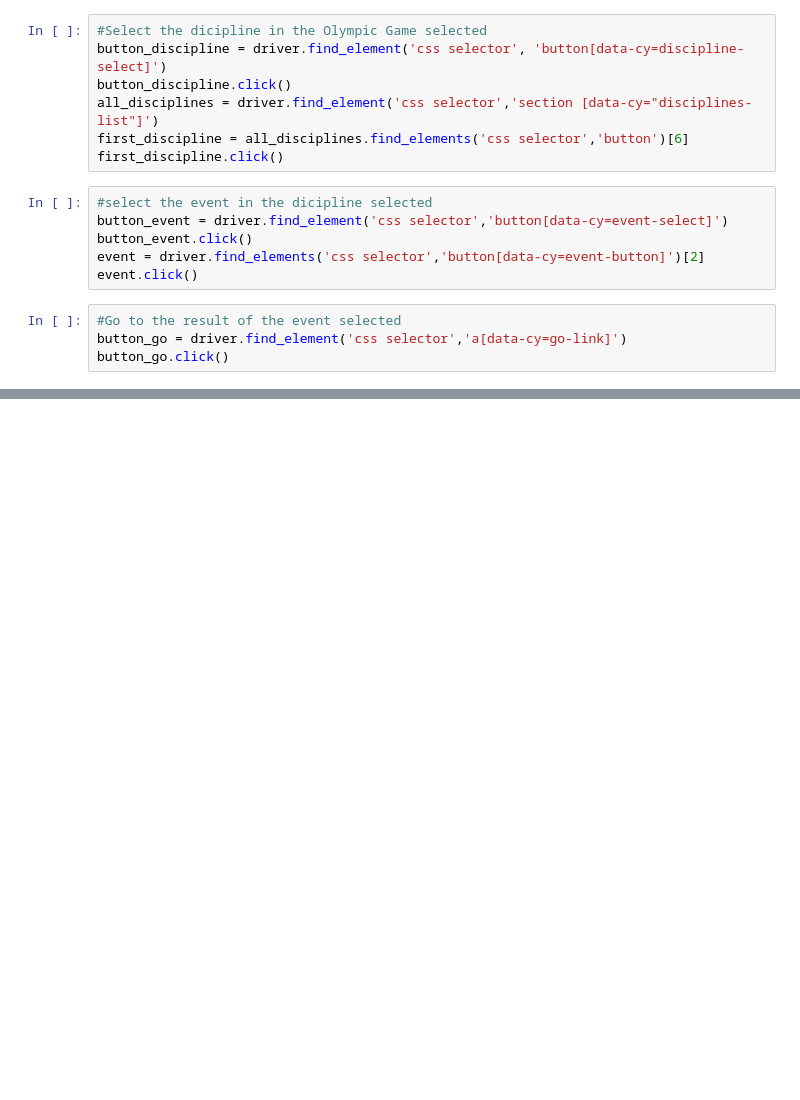
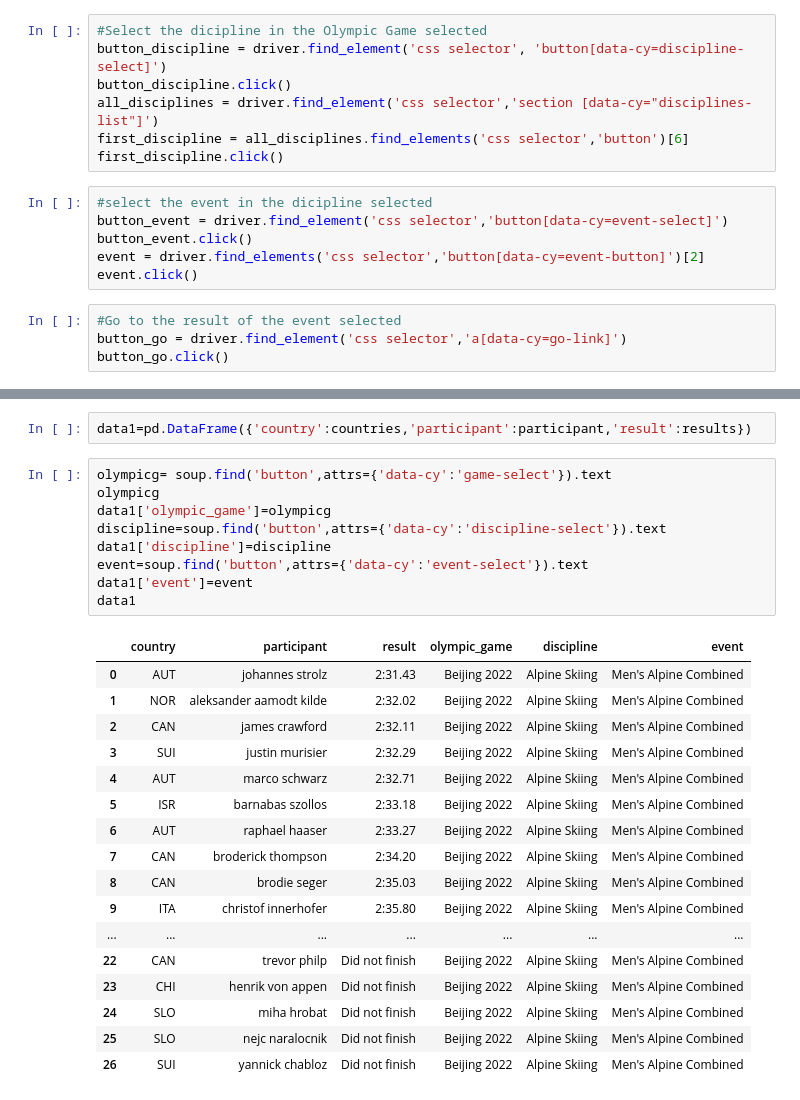
Before and after one commit to amar9929/Project-branches, a Jupyter notebook: Olympic_Project.ipynb, the cells around one changed output, grey strips where cells are left out. Drawn from its saved outputs; the diff is of its cells as text; blank space fills up the shorter version.

```diff
--- a/Olympic_Project.ipynb
+++ b/Olympic_Project.ipynb
@@ -45,0 +192,29 @@ button_go.click()
+# %%
+data1=pd.DataFrame({'country':countries,'participant':participant,'result':results})
+# %%
+olympicg= soup.find('button',attrs={'data-cy':'game-select'}).text
+olympicg
+data1['olympic_game']=olympicg
+discipline=soup.find('button',attrs={'data-cy':'discipline-select'}).text
+data1['discipline']=discipline
+event=soup.find('button',attrs={'data-cy':'event-select'}).text
+data1['event']=event
+data1
+# %% [output]
+|  | country | participant | result | olympic_game | discipline | event |
+| 0 | AUT | johannes strolz | 2:31.43 | Beijing 2022 | Alpine Skiing | Men's Alpine Combined |
+| 1 | NOR | aleksander aamodt kilde | 2:32.02 | Beijing 2022 | Alpine Skiing | Men's Alpine Combined |
+| 2 | CAN | james crawford | 2:32.11 | Beijing 2022 | Alpine Skiing | Men's Alpine Combined |
+| 3 | SUI | justin murisier | 2:32.29 | Beijing 2022 | Alpine Skiing | Men's Alpine Combined |
+| 4 | AUT | marco schwarz | 2:32.71 | Beijing 2022 | Alpine Skiing | Men's Alpine Combined |
+| 5 | ISR | barnabas szollos | 2:33.18 | Beijing 2022 | Alpine Skiing | Men's Alpine Combined |
+| 6 | AUT | raphael haaser | 2:33.27 | Beijing 2022 | Alpine Skiing | Men's Alpine Combined |
+| 7 | CAN | broderick thompson | 2:34.20 | Beijing 2022 | Alpine Skiing | Men's Alpine Combined |
+| 8 | CAN | brodie seger | 2:35.03 | Beijing 2022 | Alpine Skiing | Men's Alpine Combined |
+| 9 | ITA | christof innerhofer | 2:35.80 | Beijing 2022 | Alpine Skiing | Men's Alpine Combined |
+| ... | ... | ... | ... | ... | ... | ... |
+| 22 | CAN | trevor philp | Did not finish | Beijing 2022 | Alpine Skiing | Men's Alpine Combined |
+| 23 | CHI | henrik von appen | Did not finish | Beijing 2022 | Alpine Skiing | Men's Alpine Combined |
+| 24 | SLO | miha hrobat | Did not finish | Beijing 2022 | Alpine Skiing | Men's Alpine Combined |
+| 25 | SLO | nejc naralocnik | Did not finish | Beijing 2022 | Alpine Skiing | Men's Alpine Combined |
+| 26 | SUI | yannick chabloz | Did not finish | Beijing 2022 | Alpine Skiing | Men's Alpine Combined |
```
Also changed, not shown: parts of 12 cells of this notebook.
